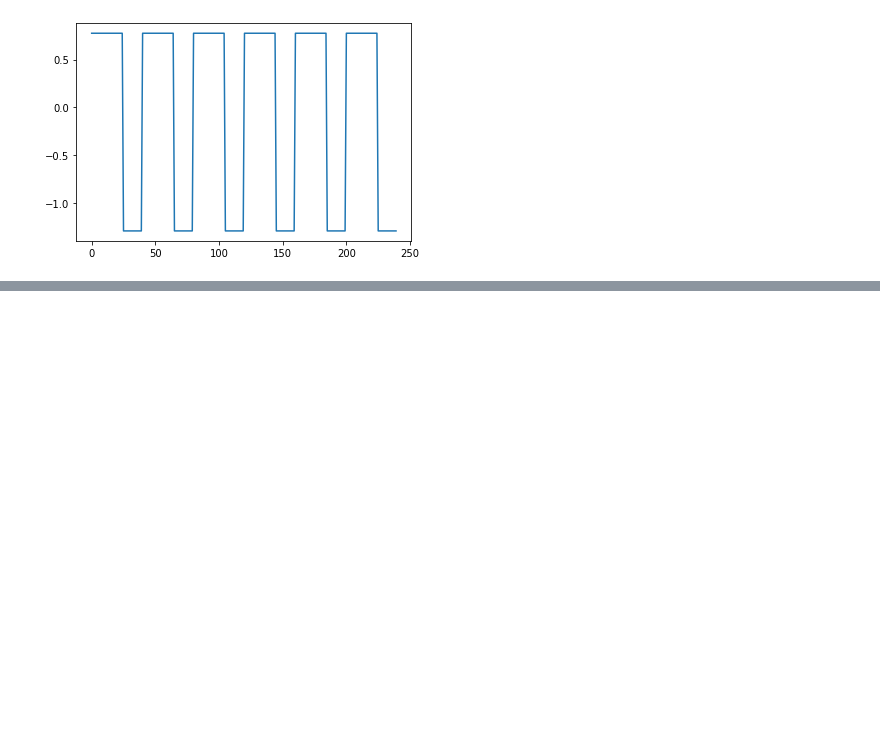
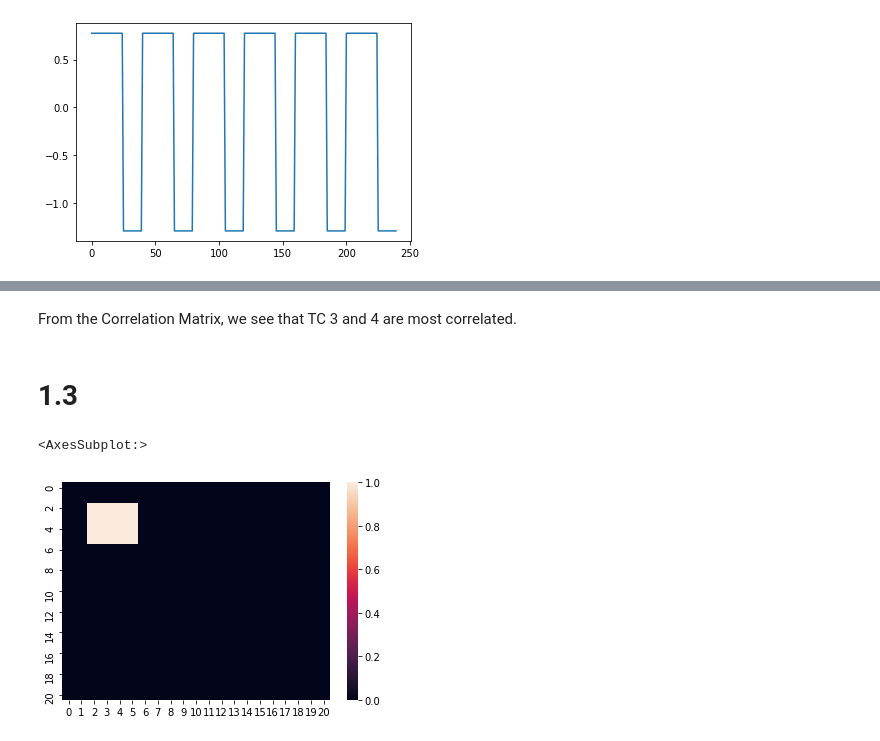
Before and after one commit to jsutrisno/mast30034_assignment_1, a Jupyter notebook: Assignment 1 Code.ipynb, the cells around one changed output, grey strips where cells are left out. Saved outputs shown, nothing was run; the diff lists cells and outputs as text; code cells hidden in the pictures; blank space fills up the shorter version.

```diff
--- a/Assignment 1 Code.ipynb
+++ b/Assignment 1 Code.ipynb
@@ -50,0 +63,11 @@ plt.plot(TC[5])
+# %% [markdown]
+From the Correlation Matrix, we see that TC 3 and 4 are most correlated.
+# %% [markdown]
+# 1.3
+# %%
+tmpSM_0 = np.zeros((21,21))
+tmpSM_0[2:6,2:6] = np.ones((4,4))
+sns.heatmap(tmpSM_0)
+# %% [output]
+<AxesSubplot:>
+[figure, added]
```
Also changed, not shown: parts of 23 cells of this notebook.
